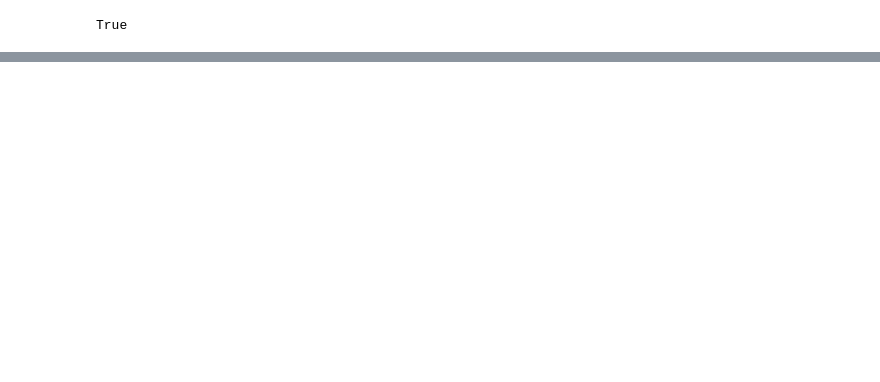
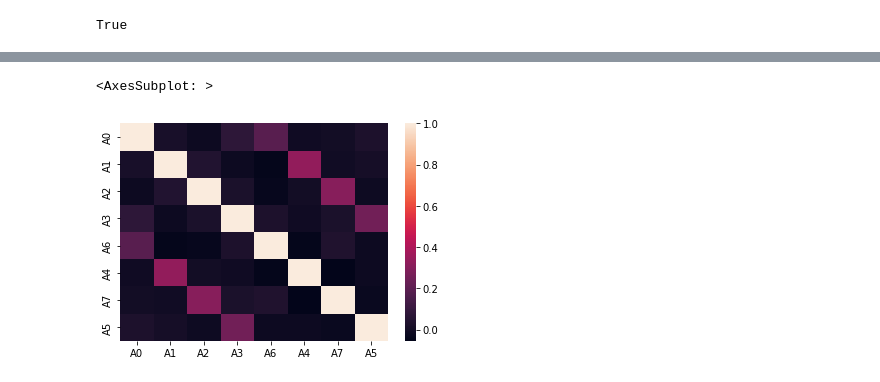
Before and after one commit to aimclub/GOLEM, a Jupyter notebook: examples/BN_generator_learning/result_analysis.ipynb, the cells around one changed output, grey strips where cells are left out. Saved outputs shown, nothing was run; the diff lists cells and outputs as text; code cells hidden in the pictures; blank space fills up the shorter version.

```diff
--- a/examples/BN_generator_learning/result_analysis.ipynb
+++ b/examples/BN_generator_learning/result_analysis.ipynb
@@ -40,6 +49,6 @@ sns.lineplot(x='Number of atr', y='Deviation_assort', hue='Target assort', data=
 # %%
 bn = ContinuousBN()
-bn.load('results/4 10 0.1 0.9 exp2.json')
+bn.load('results/paper_cec/0 8 0.05 0.9 low 0 exp2.json.json')
 # %% [output]
 True
 # %%
@@ -50,0 +56,5 @@ sample['A0'].var()
+# %%
+sns.heatmap(sample.corr())
+# %% [output]
+<AxesSubplot: >
+[figure, added]
```
Also changed, not shown: parts of 6 cells of this notebook, 2 other files.
